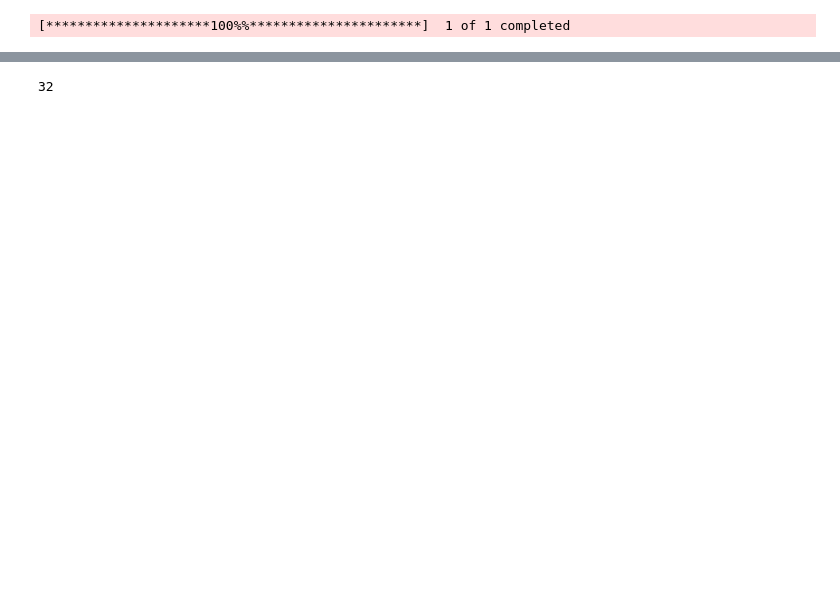
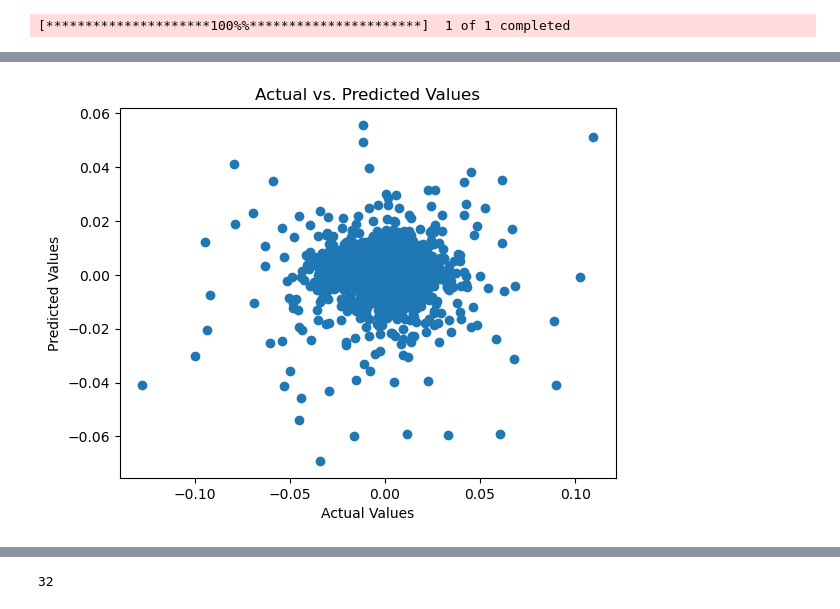
Before and after one commit to RashaJ90/Buy-Sell-Signals-XGBRegressor, a Jupyter notebook: notebooks/Write_again.ipynb, the cells around one changed output, grey strips where cells are left out. Cells and saved outputs as stored; diff of their text form; code cells hidden in the pictures; blank space fills up the shorter version.

```diff
--- a/notebooks/Write_again.ipynb
+++ b/notebooks/Write_again.ipynb
@@ -730,0 +749,7 @@ def check_distribution_k(data):
+# %%
+#Truncate NaN Data
+def drop_nan(df):
+    # Remove rows with NaN values
+    cleaned_df = df.dropna()
+
+    return cleaned_df
@@ -876 +903,4 @@ Name: OBV, Length: 5537, dtype: float64' has dtype incompatible with int64, plea
+# %%
+#transform features
+sp500.iloc[:, 6:] = sp500.iloc[:, 6:].apply(feature_transform, axis=0)
 # %%
@@ -878,7 +908,4 @@ Name: OBV, Length: 5537, dtype: float64' has dtype incompatible with int64, plea
 sp500 = calculate_log_return(sp500)
 sp500 = calculate_discrete_returns(sp500)
 sp500 = calculate_log_returns_per(sp500)
-# %%
-#transform features
-sp500.iloc[:, 6:27] = sp500.iloc[:, 6:27].apply(feature_transform, axis=0)
 # %%
@@ -896,7 +929,7 @@ sp500.iloc[:, 6:27] = sp500.iloc[:, 6:27].apply(feature_transform, axis=0)
 # %%
 #clean the data from na values & pick the columns
 sp500_d = sp500.copy()
-sp500_d = drop_NAN(sp500_d)
+sp500_d = drop_nan(sp500_d)
 sp500_d = sp500_d.loc[:, ['WMA_signal', 'macd_signal', 'RSI', '%K_fast', '%D_fast', '%D_slow',
                           'Bollinger Diff', 'WPR', 'OBV', 'ROC', 'ATR', 'MFI', 'Chaikin_Oscillator',
                          'log_return']]
@@ -1087,44 +964,47 @@ Mean Squared Error: 4.4885102695724084e-05
 # Initialize an empty list to store predictions
 sp500_d['Predections_LinearSVM'] = np.nan
 
-#Iterate over list of C params in order to find the best parameter
-numParams = 4 #<! Number of different values of `C`
-lC = np.linspace(10, 10000, numParams) #<! The list of `C` values to optimize over
-dBestScore = {'Accuracy': 0, 'C': 0} #<! Dictionary to keep the highest score and the corresponding `C`
-#train the model
+score = 0
+# Loop through the splits and make predictions for each iteration
+for i, (in_sample, out_of_sample) in enumerate(splits):
+    #Train the model on in_sample data
+    X_train = in_sample.drop(columns=['log_return']) # dropping target variable
+    y_train = in_sample['log_return']
+    Linear_SVR.fit(X_train,y_train)
 
-# Initialize an empty list to store predictions
-sp500_d['Predections_LinearSVM'] = np.nan
+    # Make predictions on the out-of-sample data
+    X_test = out_of_sample.drop(columns=['log_return'])
+    y_test = out_of_sample['log_return']
+    predictions = Linear_SVR.predict(X_test)
 
-for ii, paramC in enumerate(lC):
+    #model score
+    #score += Linear_SVR.score(X_test, y_test)
 
-    oSvrClassifier = SVR(C = paramC, kernel = 'linear') #<! Construct the SVC object
-    #initiate the modelScore sum
-    modelScore = 0
+    # Out of Sample Index
+    oosI = out_of_sample.index # Adjusted index to match shifted returns
 
-    # Loop through the splits and make predictions for each iteration
-    for i, (in_sample, out_of_sample) in enumerate(splits):
-        #Train the model on in_sample data
-        X_train = in_sample.drop(columns=['log_return']) # dropping target variable
-        y_train = in_sample['log_return']
-        oSvrClassifier.fit(X_train,y_train)
+    #Add predictions to df
+    sp500_d.loc[oosI, 'Predections_LinearSVM']  = predictions
 
-        # Make predictions on the out-of-sample data
-        X_test = out_of_sample.drop(columns=['log_return'])
-        y_test = out_of_sample['log_return']
-        predictions = oSvrClassifier.predict(X_test)
+sp500_d = drop_nan(sp500_d)
 
-        # Out of Sample Index
-        #oosI = out_of_sample.index # Adjusted index to match shifted returns
+# 4. Evaluation Metrics
+score = score/len(splits)
+mae = mean_absolute_error(sp500_d['log_return'], sp500_d['Predections_LinearSVM'])
+mse = mean_squared_error(sp500_d['log_return'], sp500_d['Predections_LinearSVM'])
+rmse = np.sqrt(mse)
+r2 = r2_score(sp500_d['log_return'], sp500_d['Predections_LinearSVM'])
 
-        #Add predictions to df
-        #sp500_d.loc[oosI, 'Predections_LinearSVM']  = predictions
-        modelScore     += oSvrClassifier.score(X_test, y_test) #<! Calculate the score (Accuracy)
-    modelScore = modelScore/len(splits)
-    print(modelScore)
-    if (modelScore > dBestScore['Accuracy']):
-        dBestScore['Accuracy'] = modelScore #<! Update the new best score
-        dBestScore['C'] = paramC #<! Update the corresponding `C` hyper parameter
+print("Model Score:", score)
+print("Mean Absolute Error:", mae)
+print("Mean Squared Error:", mse)
+print("Root Mean Squared Error:", rmse)
+print("R-squared:", r2)
 
-print(f'The best model has accuracy of {dBestScore["Accuracy"]:0.2%} with `C = {dBestScore["C"]}`')
+# Visualize predictions vs. actual values
+plt.scatter(sp500_d['log_return'], sp500_d['Predections_LinearSVM'])
+plt.xlabel("Actual Values")
+plt.ylabel("Predicted Values")
+plt.title("Actual vs. Predicted Values")
+plt.show()
 # %% [output]
@@ -1135,0 +1016 @@ The best model has accuracy of 0.00% with `C = 0`
+[figure, added]
```
Also changed, not shown: parts of 71 cells of this notebook, 2 other files.
